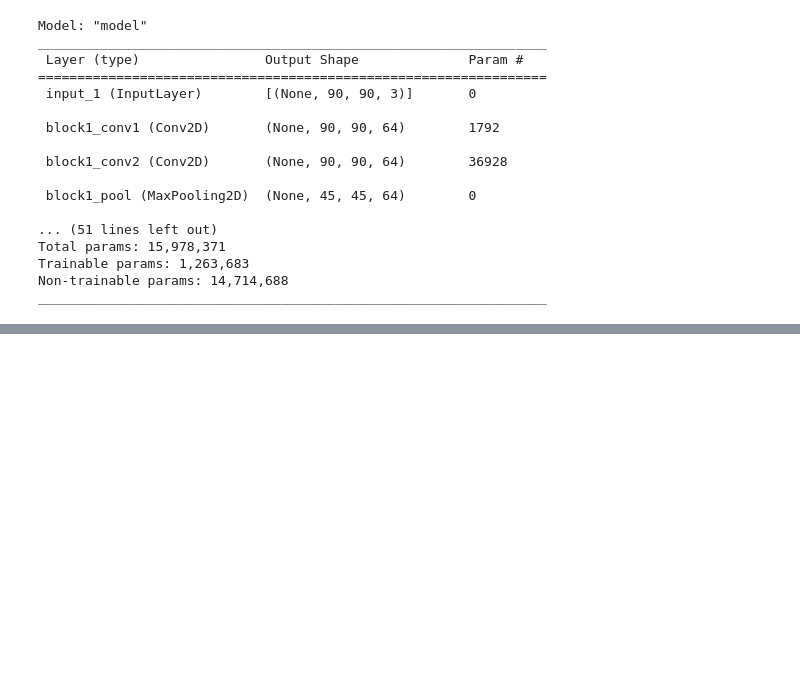
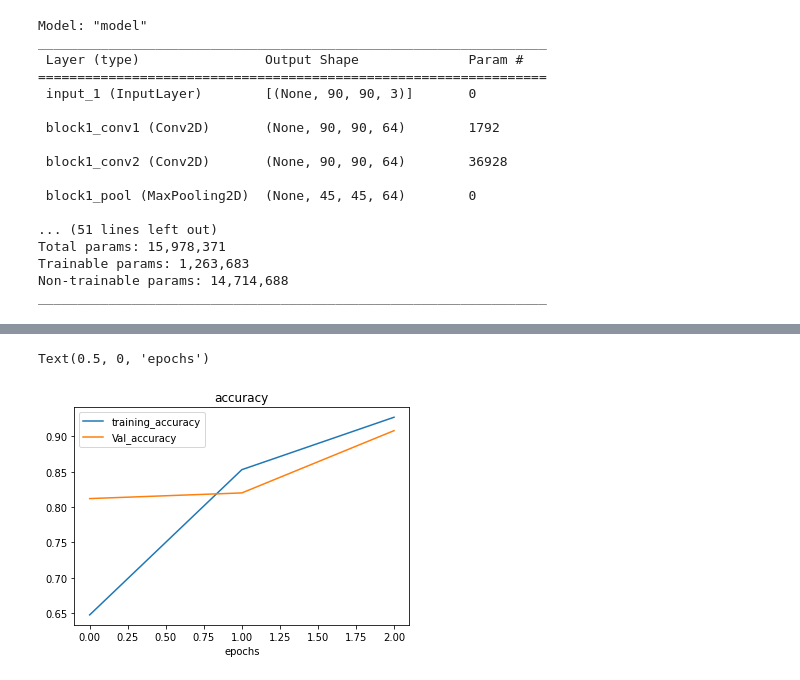
Before and after one commit to Ahmed-Shatla/Grad_traffic, a Jupyter notebook: create_CNN_model.ipynb, the cells around one changed output, grey strips where cells are left out. Cells and saved outputs as stored; diff of their text form; code cells hidden in the pictures; blank space fills up the shorter version.

```diff
--- a/create_CNN_model.ipynb
+++ b/create_CNN_model.ipynb
@@ -179,0 +212,9 @@ final_model.save('CNN_Model.h5')
+# %%
+plt.plot(history.history['accuracy'])
+plt.plot(history.history['val_accuracy'])
+plt.legend(['training_accuracy','Val_accuracy'])
+plt.title('accuracy')
+plt.xlabel('epochs')
+# %% [output]
+Text(0.5, 0, 'epochs')
+[figure, added]
```
Also changed, not shown: parts of 9 cells of this notebook.
